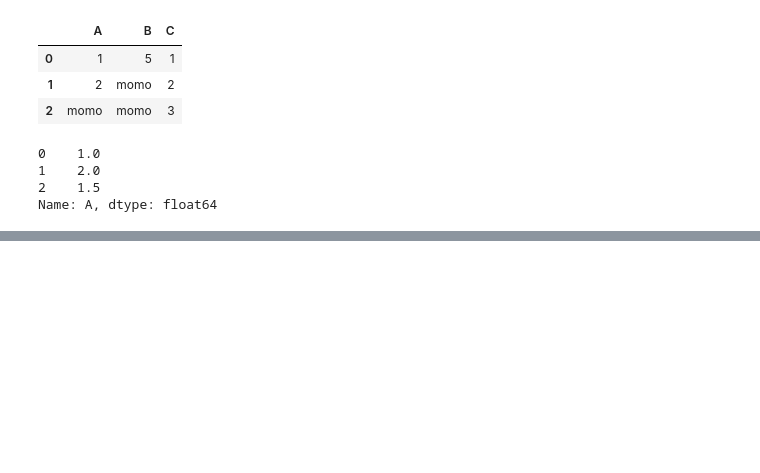
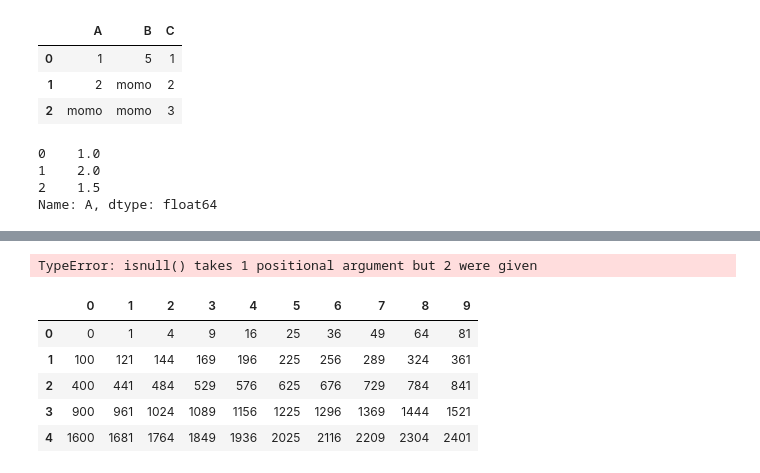
Before and after one commit to sellamiam/Python, a Jupyter notebook: lesson 2 - Machine learning .ipynb, the cells around one changed output, grey strips where cells are left out. Cells and saved outputs as stored; diff of their text form; code cells hidden in the pictures; blank space fills up the shorter version.

```diff
--- a/lesson 2 - Machine learning .ipynb
+++ b/lesson 2 - Machine learning .ipynb
@@ -1102,0 +1552,20 @@ Name: A, dtype: float64
+# %%
+df.isnull(False).sum()
+# %% [output]
+TypeError: isnull() takes 1 positional argument but 2 were given
+# %%
+import numpy as np
+import pandas as pd
+
+data = list(map(lambda x : x **2, np.arange(50).reshape(5,10)))
+# %%
+df = pd.DataFrame(data)
+# %%
+df
+# %% [output]
+|  | 0 | 1 | 2 | 3 | 4 | 5 | 6 | 7 | 8 | 9 |
+| 0 | 0 | 1 | 4 | 9 | 16 | 25 | 36 | 49 | 64 | 81 |
+| 1 | 100 | 121 | 144 | 169 | 196 | 225 | 256 | 289 | 324 | 361 |
+| 2 | 400 | 441 | 484 | 529 | 576 | 625 | 676 | 729 | 784 | 841 |
+| 3 | 900 | 961 | 1024 | 1089 | 1156 | 1225 | 1296 | 1369 | 1444 | 1521 |
+| 4 | 1600 | 1681 | 1764 | 1849 | 1936 | 2025 | 2116 | 2209 | 2304 | 2401 |
```
Also changed, not shown: parts of 75 cells of this notebook, 1 other file.
